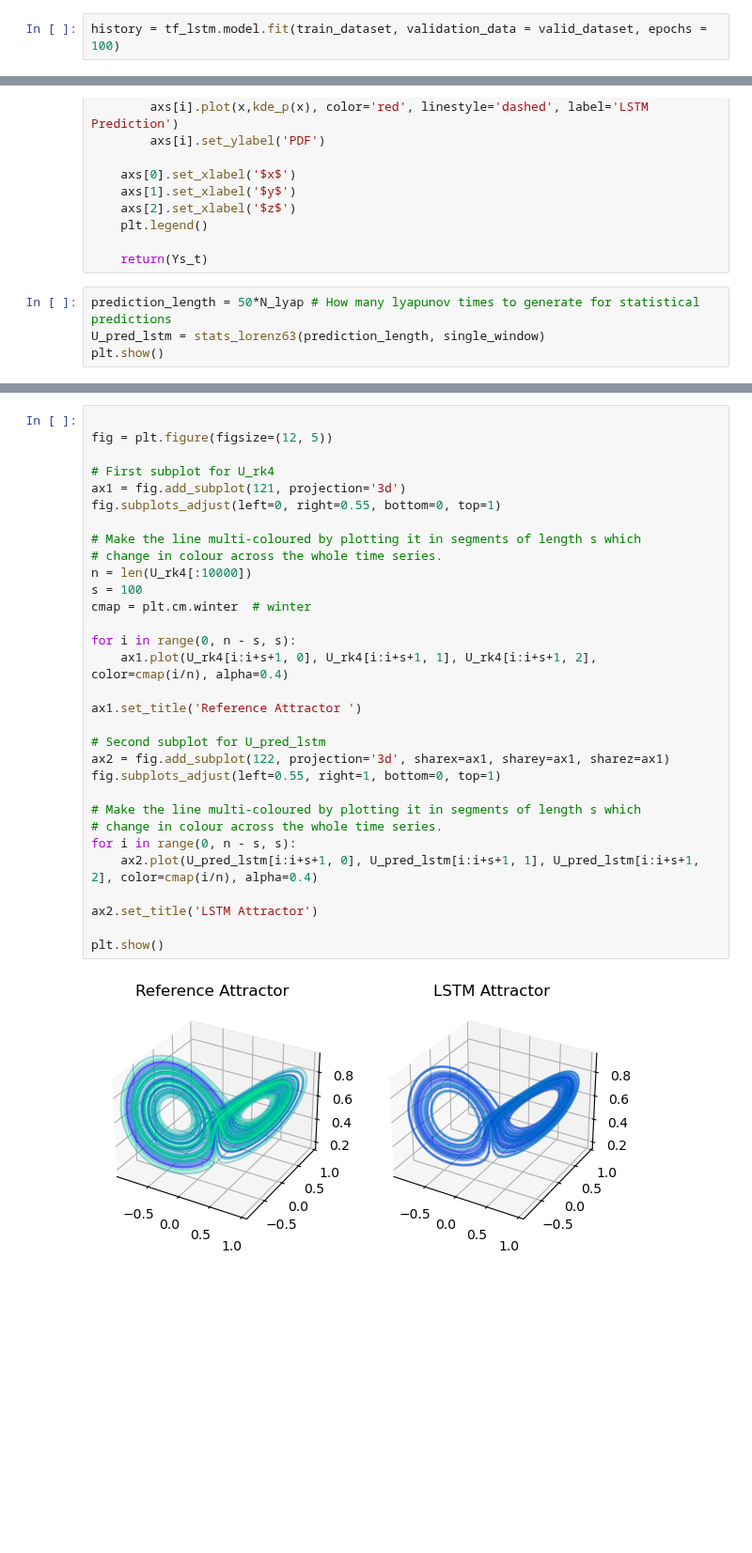
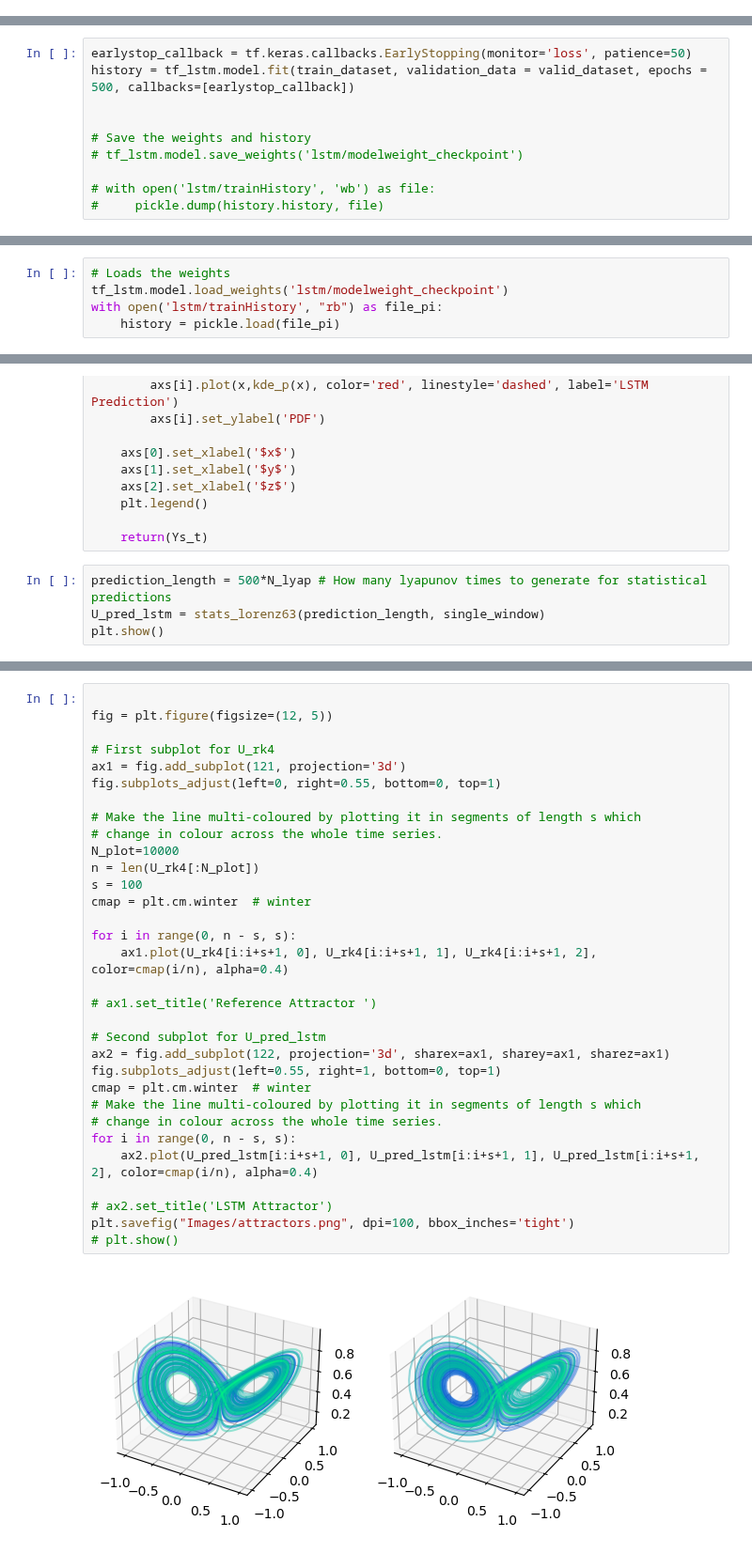
Before and after one commit to MagriLab/Tutorials, a Jupyter notebook: TensorflowLSTM_Lorenz63.ipynb, the cells around one changed output, grey strips where cells are left out. Shown at 94% size. Cells and saved outputs as stored; diff of their text form; blank space fills up the shorter version.

Commit message:
added model, images, clv implementation

```diff
--- a/TensorflowLSTM_Lorenz63.ipynb
+++ b/TensorflowLSTM_Lorenz63.ipynb
@@ -226,5 +226,3 @@ Total params: 4,173
 Trainable params: 4,173
 Non-trainable params: 0
 _________________________________________________________________
-# %%
-history = tf_lstm.model.fit(train_dataset, validation_data = valid_dataset, epochs = 100)
@@ -248,0 +229,10 @@ Epoch 100/100
+# %%
+earlystop_callback = tf.keras.callbacks.EarlyStopping(monitor='loss', patience=50)
+history = tf_lstm.model.fit(train_dataset, validation_data = valid_dataset, epochs = 500, callbacks=[earlystop_callback])
+
+
+# Save the weights and history
+# tf_lstm.model.save_weights('lstm/modelweight_checkpoint')
+
+# with open('lstm/trainHistory', 'wb') as file:
+#     pickle.dump(history.history, file)
@@ -249,2 +257,7 @@ Epoch 100/100
+# %%
+# Loads the weights
+tf_lstm.model.load_weights('lstm/modelweight_checkpoint')
+with open('lstm/trainHistory', "rb") as file_pi:
+    history = pickle.load(file_pi)
 # %%
 plt.figure(figsize=(10, 6))
@@ -347,7 +360,7 @@ def stats_lorenz63(prediction_length, single_window):
 
     return(Ys_t)
 # %%
-prediction_length = 50*N_lyap # How many lyapunov times to generate for statistical predictions
+prediction_length = 500*N_lyap # How many lyapunov times to generate for statistical predictions
 U_pred_lstm = stats_lorenz63(prediction_length, single_window)
 plt.show()
 # %% [output]
@@ -355,33 +368,34 @@ plt.show()
 # %%
 
 fig = plt.figure(figsize=(12, 5))
 
 # First subplot for U_rk4
 ax1 = fig.add_subplot(121, projection='3d')
 fig.subplots_adjust(left=0, right=0.55, bottom=0, top=1)
 
 # Make the line multi-coloured by plotting it in segments of length s which
 # change in colour across the whole time series.
-n = len(U_rk4[:10000])
+N_plot=10000
+n = len(U_rk4[:N_plot])
 s = 100
 cmap = plt.cm.winter  # winter
 
 for i in range(0, n - s, s):
     ax1.plot(U_rk4[i:i+s+1, 0], U_rk4[i:i+s+1, 1], U_rk4[i:i+s+1, 2], color=cmap(i/n), alpha=0.4)
 
-ax1.set_title('Reference Attractor ')
+# ax1.set_title('Reference Attractor ')
 
 # Second subplot for U_pred_lstm
 ax2 = fig.add_subplot(122, projection='3d', sharex=ax1, sharey=ax1, sharez=ax1)
 fig.subplots_adjust(left=0.55, right=1, bottom=0, top=1)
-
+cmap = plt.cm.winter  # winter
 # Make the line multi-coloured by plotting it in segments of length s which
 # change in colour across the whole time series.
 for i in range(0, n - s, s):
     ax2.plot(U_pred_lstm[i:i+s+1, 0], U_pred_lstm[i:i+s+1, 1], U_pred_lstm[i:i+s+1, 2], color=cmap(i/n), alpha=0.4)
 
-ax2.set_title('LSTM Attractor')
-
-plt.show()
+# ax2.set_title('LSTM Attractor')
+plt.savefig("Images/attractors.png", dpi=100, bbox_inches='tight')
+# plt.show()
 # %% [output]
-[figure, old version]
+[figure, new version]
```
Also changed, not shown: parts of 17 cells of this notebook, 10 other files.
